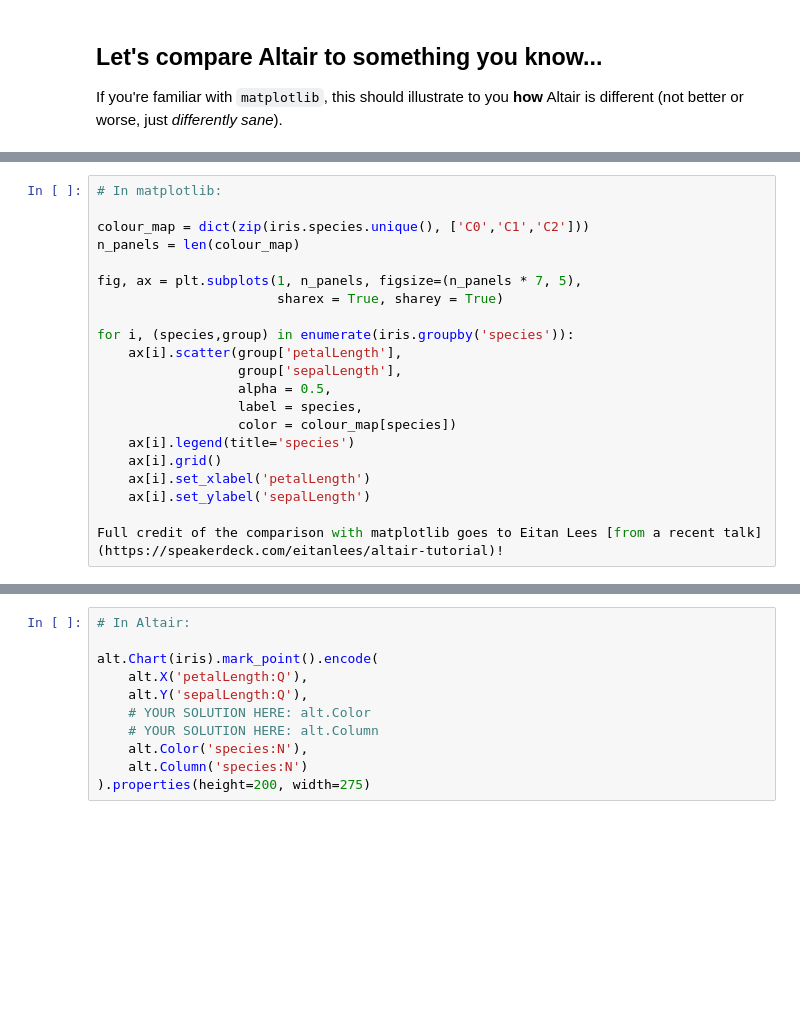
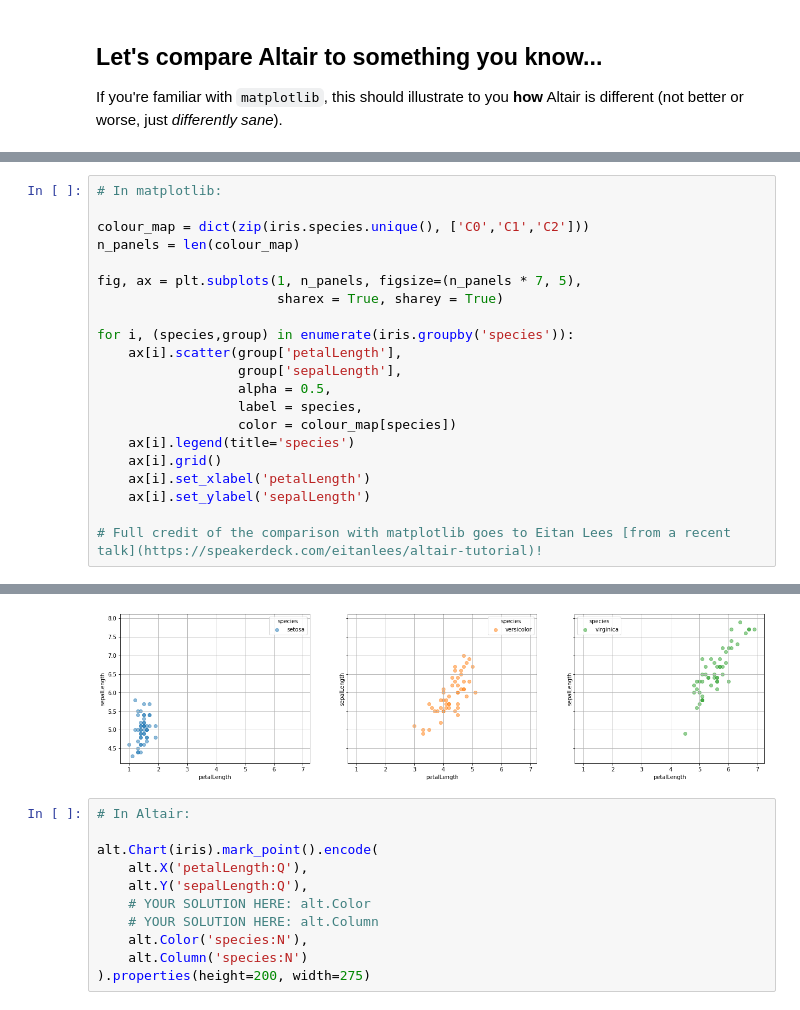
Before and after one commit to firasm/syzygy_demo, a Jupyter notebook: SampleLecture.ipynb, the cells around one changed output, grey strips where cells are left out. Cells and saved outputs as stored; diff of their text form; blank space fills up the shorter version.

```diff
--- a/SampleLecture.ipynb
+++ b/SampleLecture.ipynb
@@ -348,5 +406,5 @@ for i, (species,group) in enumerate(iris.groupby('species')):
     ax[i].set_xlabel('petalLength')
     ax[i].set_ylabel('sepalLength')
 
-Full credit of the comparison with matplotlib goes to Eitan Lees [from a recent talk](https://speakerdeck.com/eitanlees/altair-tutorial)!
+# Full credit of the comparison with matplotlib goes to Eitan Lees [from a recent talk](https://speakerdeck.com/eitanlees/altair-tutorial)!
 # %% [output]
@@ -354,3 +411,4 @@ SyntaxError: invalid syntax (<ipython-input-102-ae62c255159e>, line 20)
+[figure, added]
 # %%
 # In Altair:
 
```
Also changed, not shown: parts of 44 cells of this notebook, 12 other files.
